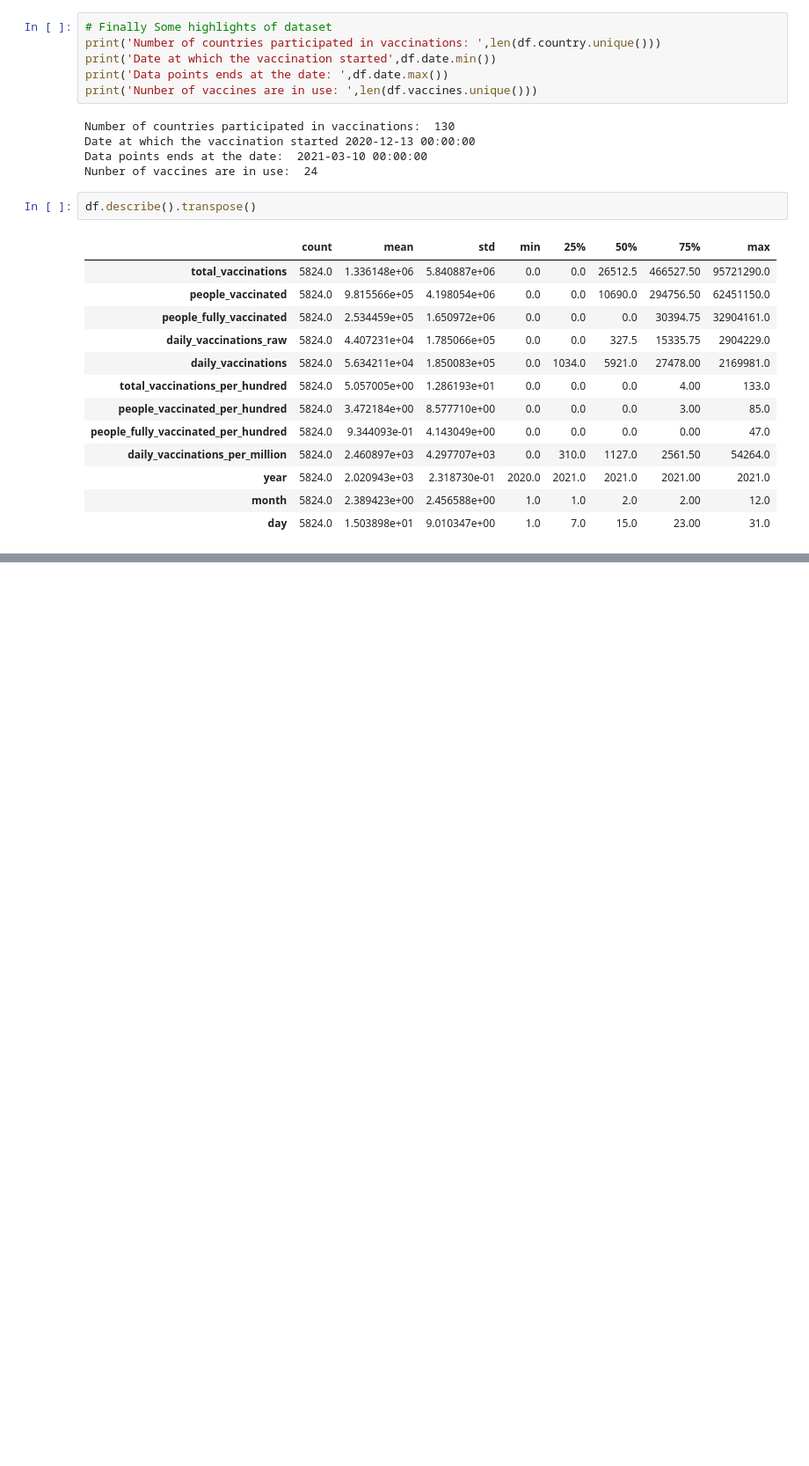
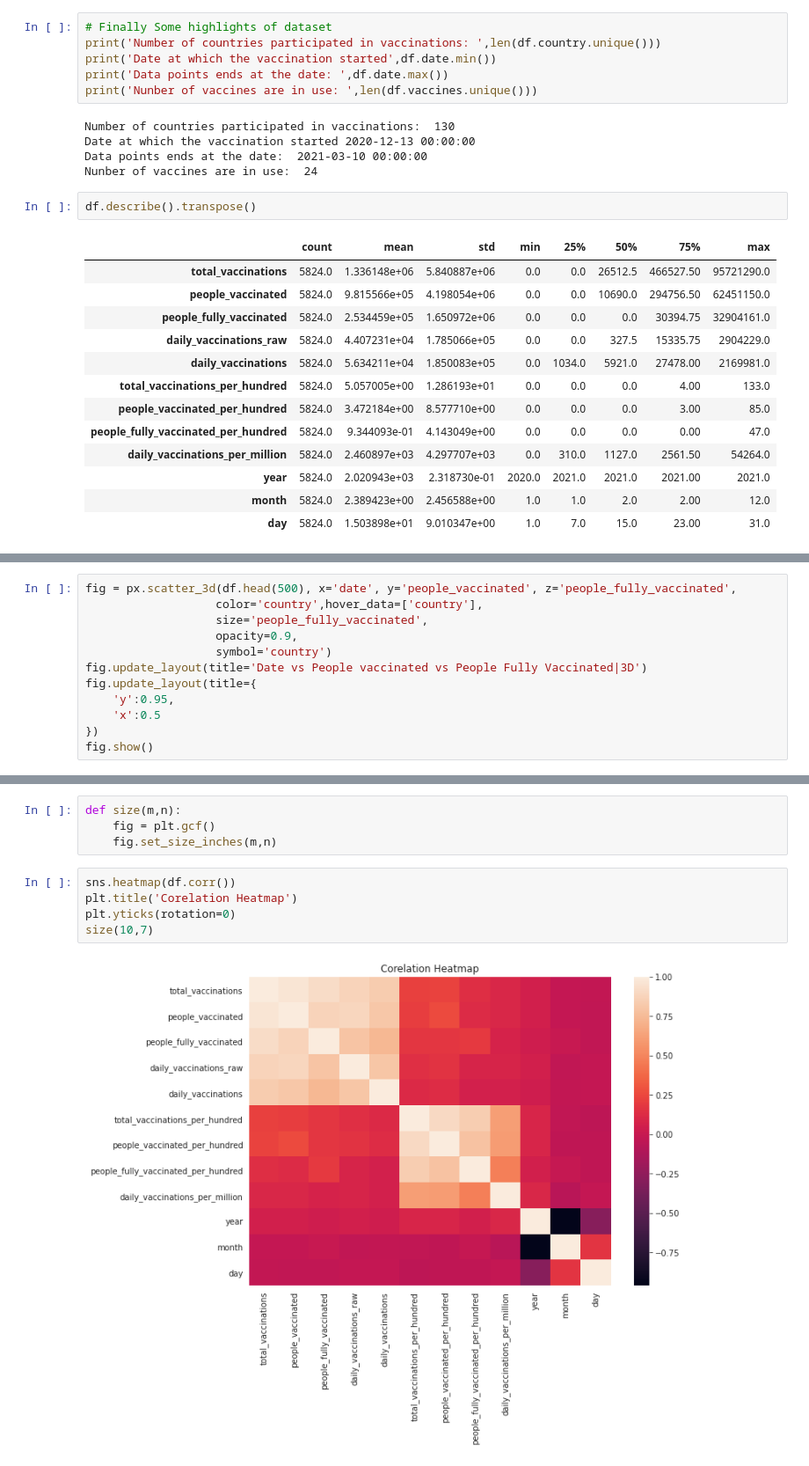
Before and after one commit to beingvikasagain/covid_19_word_vaccination, a Jupyter notebook: covid_vaccination_analysis.ipynb, the cells around one changed output, grey strips where cells are left out. Shown at 88% size. Cells and saved outputs as stored; diff of their text form; blank space fills up the shorter version.

```diff
--- a/covid_vaccination_analysis.ipynb
+++ b/covid_vaccination_analysis.ipynb
@@ -441,0 +570,12 @@ plot_pie('source_name','Sources','plasma')
+# %%
+fig = px.scatter_3d(df.head(500), x='date', y='people_vaccinated', z='people_fully_vaccinated',
+                   color='country',hover_data=['country'],
+                   size='people_fully_vaccinated',
+                   opacity=0.9,
+                   symbol='country')
+fig.update_layout(title='Date vs People vaccinated vs People Fully Vaccinated|3D')
+fig.update_layout(title={
+    'y':0.95,
+    'x':0.5
+})
+fig.show()
@@ -441,0 +584,11 @@ plot_pie('source_name','Sources','plasma')
+# %%
+def size(m,n):
+    fig = plt.gcf()
+    fig.set_size_inches(m,n)
+# %%
+sns.heatmap(df.corr())
+plt.title('Corelation Heatmap')
+plt.yticks(rotation=0)
+size(10,7)
+# %% [output]
+[figure, added]
```
Also changed, not shown: parts of 46 cells of this notebook.
